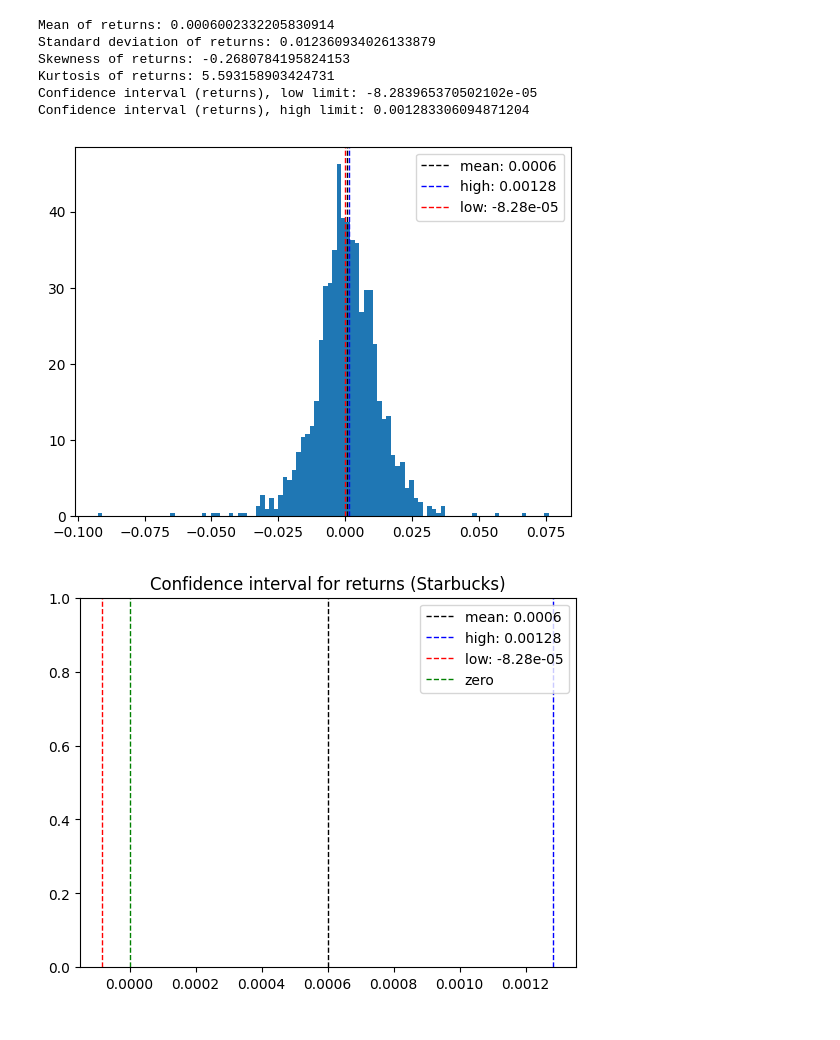
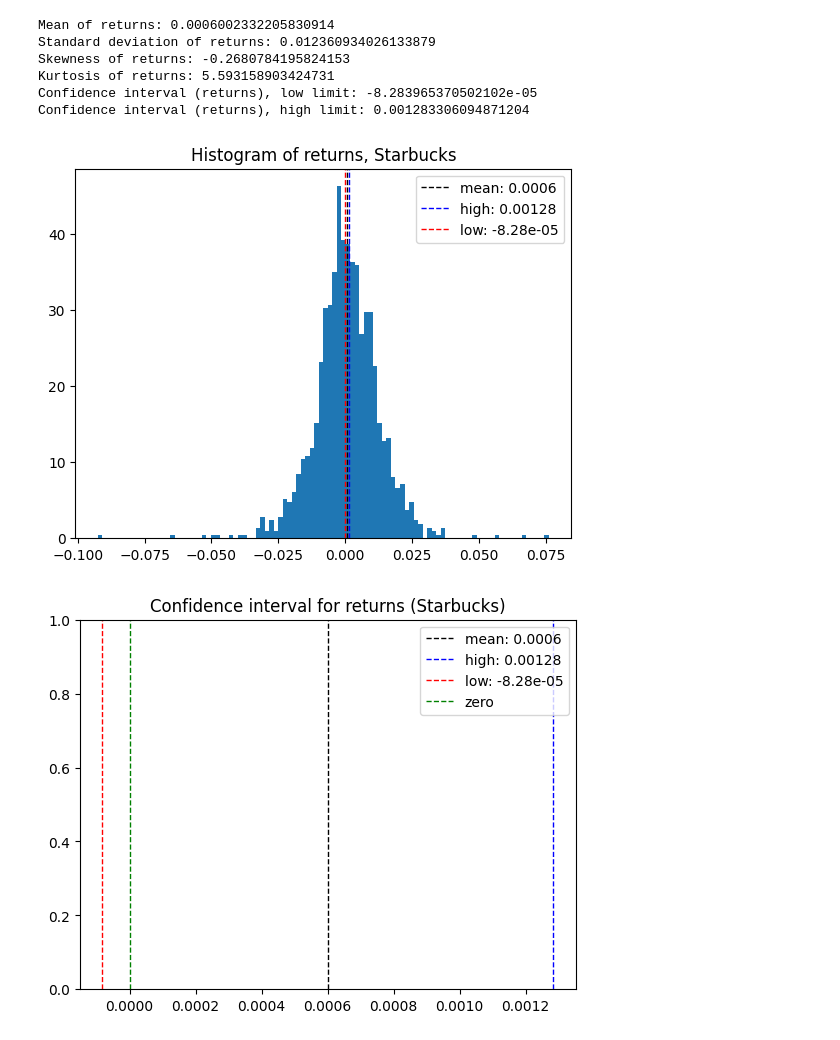
Before and after one commit to JarnoRalli/deep-learning-examples, a Jupyter notebook: FinancialEngineering/Financial_data_statistics_3.ipynb, the cells around one changed output. Cells and saved outputs as stored; diff of their text form; code cells hidden in the pictures.

```diff
--- a/FinancialEngineering/Financial_data_statistics_3.ipynb
+++ b/FinancialEngineering/Financial_data_statistics_3.ipynb
@@ -81,12 +103,13 @@ Confidence interval (returns), high limit: 0.001283306094871204
 # %%
 plt.hist(values, bins=100, density=True)
 plt.axvline(values.mean(), color='k', linestyle='dashed', linewidth=1, label=f'mean: {values.mean():0.3}')
 plt.axvline(high, color='b', linestyle='dashed', linewidth=1, label=f'high: {high:0.3}')
 plt.axvline(low, color='r', linestyle='dashed', linewidth=1, label=f'low: {low:0.3}')
+plt.title('Histogram of returns, Starbucks')
 plt.legend()
 plt.show()
 # %% [output]
-[figure, old version]
+[figure, new version]
 # %%
 plt.axvline(values.mean(), color='k', linestyle='dashed', linewidth=1, label=f'mean: {values.mean():0.3}')
 plt.axvline(high, color='b', linestyle='dashed', linewidth=1, label=f'high: {high:0.3}')
```
Also changed, not shown: parts of 2 cells of this notebook, 5 other files.
